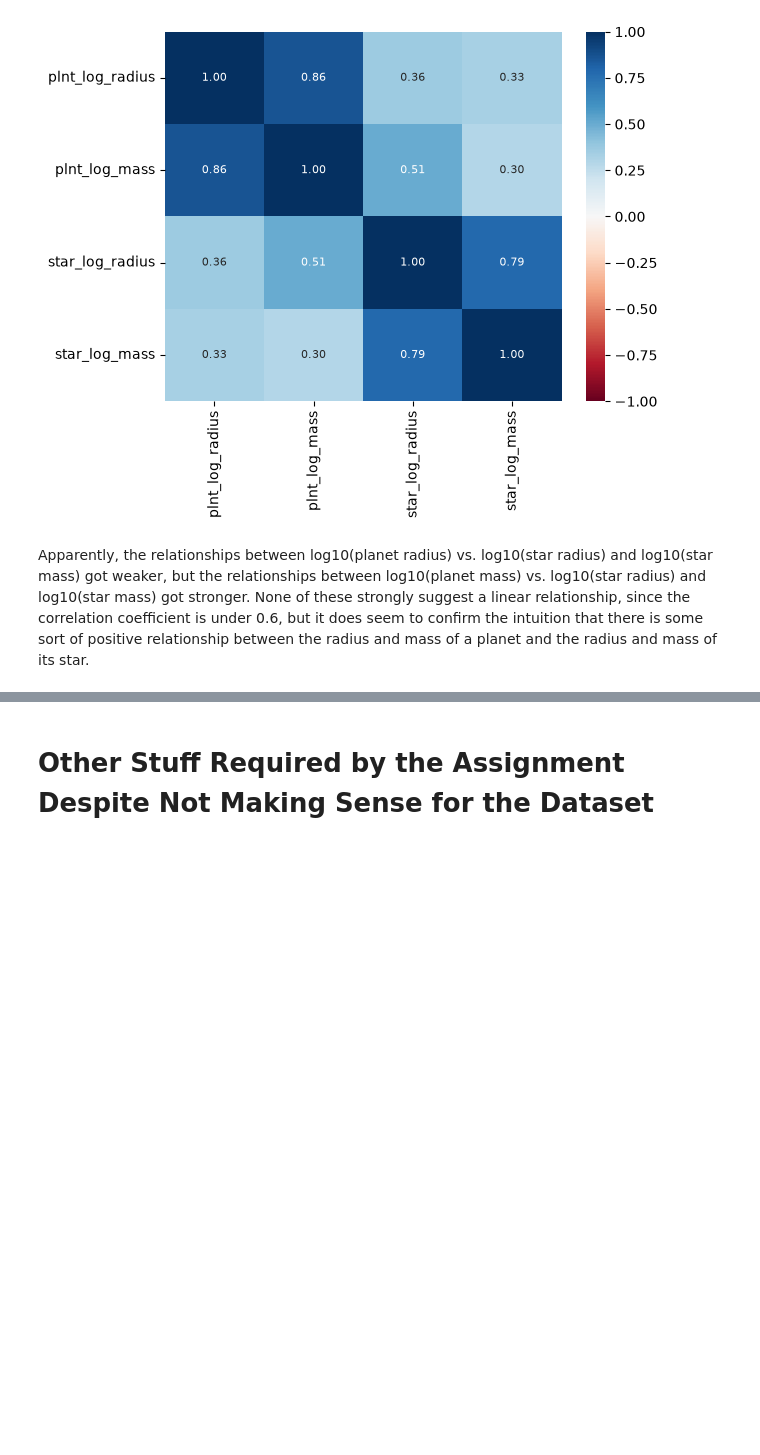
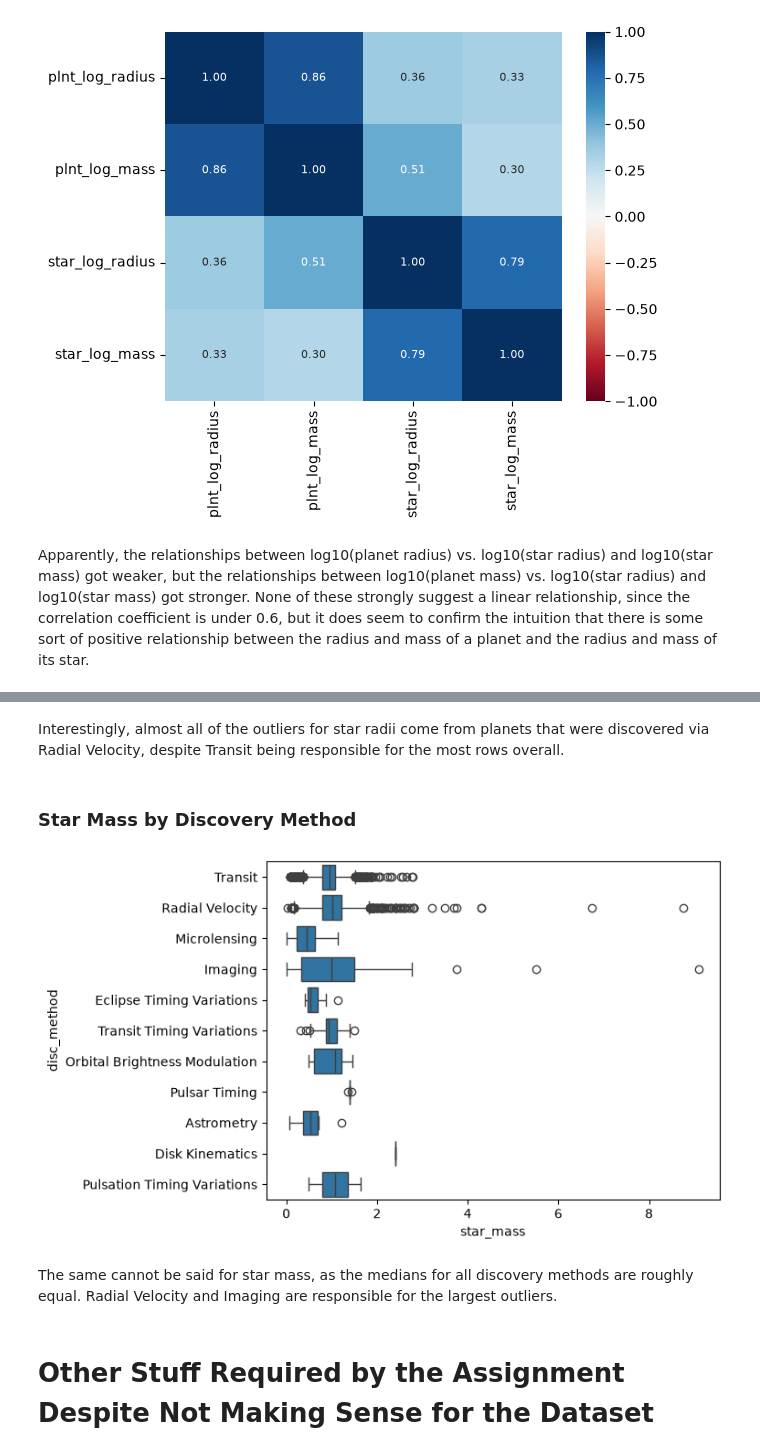
Before and after one commit to sasha-radosav/csc-460-hw-4, a Jupyter notebook: main.ipynb, the cells around one changed output, grey strips where cells are left out. Cells and saved outputs as stored; diff of their text form; code cells hidden in the pictures; blank space fills up the shorter version.

```diff
--- a/main.ipynb
+++ b/main.ipynb
@@ -1112,3 +1147,14 @@ Apparently, the relationships between log10(planet radius) vs. log10(star radius
+# %% [markdown]
+Interestingly, almost all of the outliers for star radii come from planets that were discovered via Radial Velocity, despite Transit being responsible for the most rows overall.
+# %% [markdown]
+### Star Mass by Discovery Method
+# %%
+sns.boxplot(ps, x="star_mass", y="disc_method")
+plt.show()
+# %% [output]
+[figure, added]
+# %% [markdown]
+The same cannot be said for star mass, as the medians for all discovery methods are roughly equal. Radial Velocity and Imaging are responsible for the largest outliers.
 # %% [markdown]
 # Other Stuff Required by the Assignment Despite Not Making Sense for the Dataset
 # %% [markdown]
```
Also changed, not shown: parts of 10 cells of this notebook.
